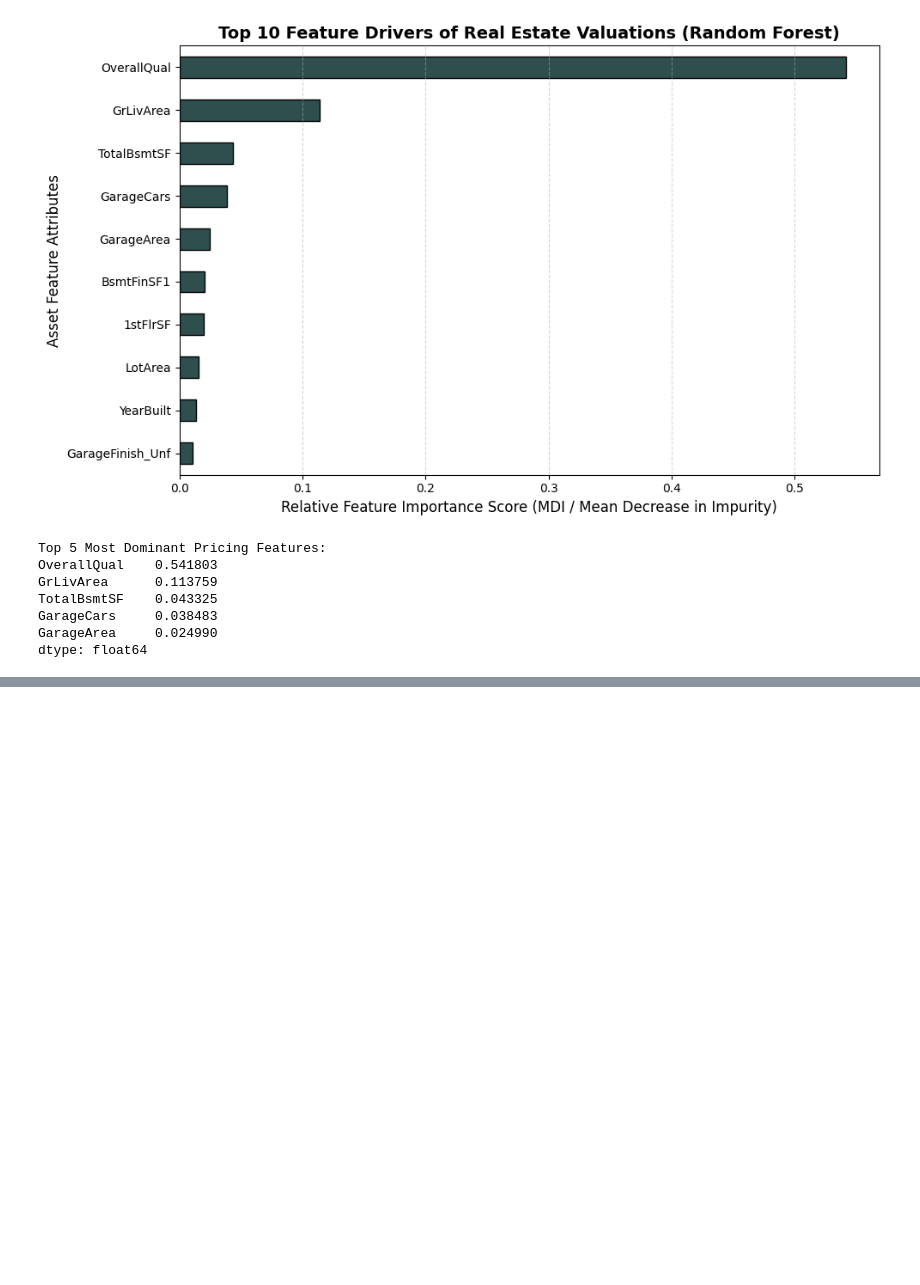
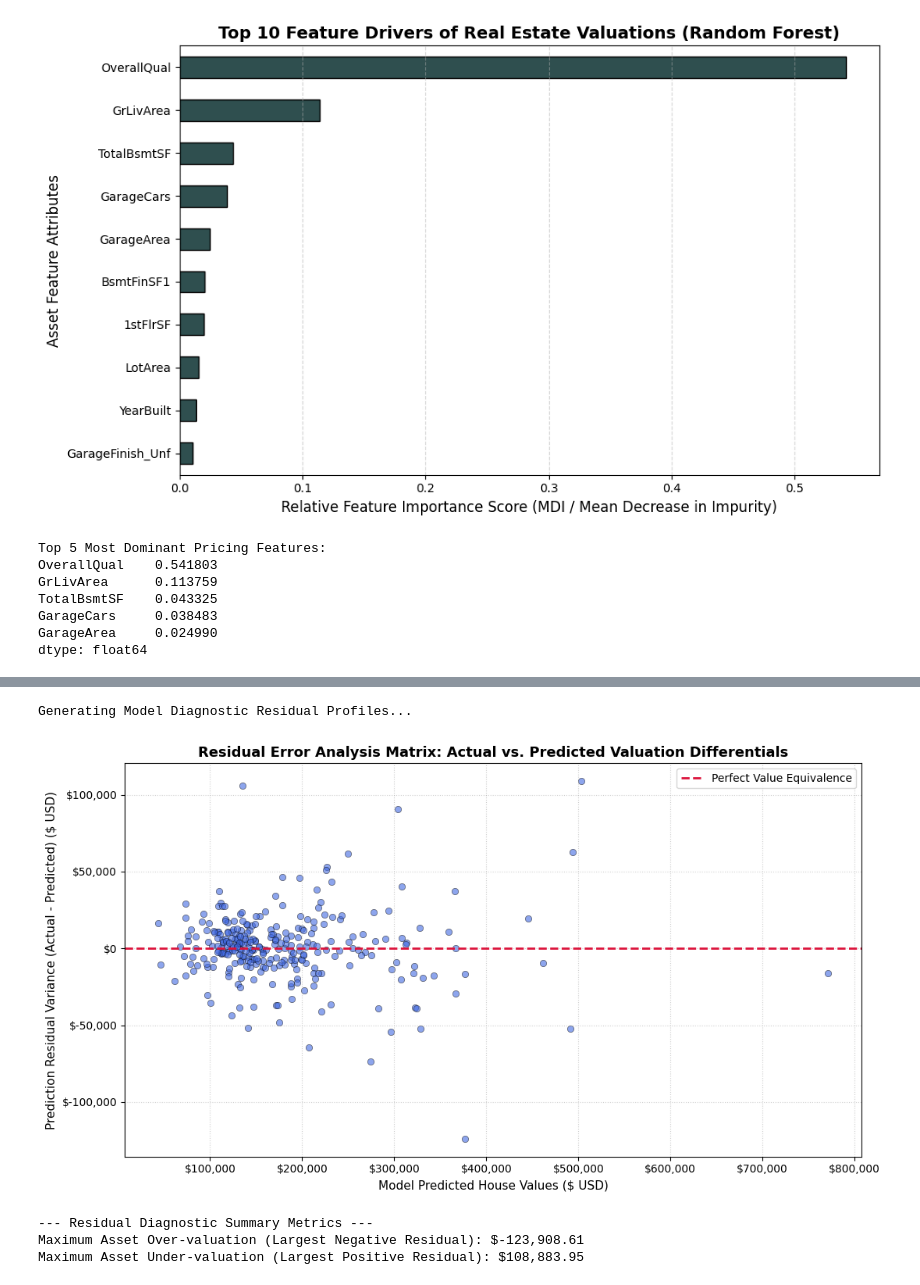
Before and after one commit to Wambura001/real-estate-price-prediction, a Jupyter notebook: notebooks/02_modeling.ipynb, the cells around one changed output, grey strips where cells are left out. Drawn from its saved outputs; the diff is of its cells as text; code cells hidden in the pictures; blank space fills up the shorter version.

```diff
--- a/notebooks/02_modeling.ipynb
+++ b/notebooks/02_modeling.ipynb
@@ -210,0 +275,48 @@ dtype: float64
+# %%
+# Residual Analysis & Visualization
+import matplotlib.pyplot as plt
+import seaborn as sns
+
+print("Generating Model Diagnostic Residual Profiles...")
+
+# 1. Re-train the best baseline pipeline to isolate final prediction residuals
+best_baseline_model = models["Linear Regression (Baseline)"]
+final_pipeline = Pipeline(steps=[('preprocessor', preprocessor), ('regressor', best_baseline_model)])
+final_pipeline.fit(X_train, y_train_log)
+
+# 2. Compute normal-scale dollar metrics for the test boundary matrix
+final_log_preds = final_pipeline.predict(X_test)
+final_dollar_preds = np.expm1(final_log_preds)
+
+# 3. Compute Residual Vectors (Actual Prices minus Predicted Prices)
+residuals = y_test - final_dollar_preds
+
+# 4. Render a Professional Academic Scatter Analysis Diagram
+plt.figure(figsize=(11, 6))
+
+# Main scatter layout showing error points mapping across asset values
+sns.scatterplot(x=final_dollar_preds, y=residuals, color='royalblue', alpha=0.6, edgecolor='black')
+
+# Horizontal zero-error benchmark alignment boundary line
+plt.axhline(y=0, color='crimson', linestyle='--', linewidth=2, label='Perfect Value Equivalence')
+
+plt.title("Residual Error Analysis Matrix: Actual vs. Predicted Valuation Differentials", fontsize=13, fontweight='bold')
+plt.xlabel("Model Predicted House Values ($ USD)", fontsize=11)
+plt.ylabel("Prediction Residual Variance (Actual - Predicted) ($ USD)", fontsize=11)
+plt.gca().get_xaxis().set_major_formatter(plt.FuncFormatter(lambda x, loc: f"${x:,.0f}"))
+plt.gca().get_yaxis().set_major_formatter(plt.FuncFormatter(lambda x, loc: f"${x:,.0f}"))
+plt.legend(loc='upper right')
+plt.grid(True, linestyle=':', alpha=0.6)
+plt.tight_layout()
+plt.show()
+
+# 5. Output Core Residual Diagnostics for Presentation Documentation
+print("--- Residual Diagnostic Summary Metrics ---")
+print(f"Maximum Asset Over-valuation (Largest Negative Residual): ${residuals.min():,.2f}")
+print(f"Maximum Asset Under-valuation (Largest Positive Residual): ${residuals.max():,.2f}")
+# %% [output]
+Generating Model Diagnostic Residual Profiles...
+[figure, added]
+--- Residual Diagnostic Summary Metrics ---
+Maximum Asset Over-valuation (Largest Negative Residual): $-123,908.61
+Maximum Asset Under-valuation (Largest Positive Residual): $108,883.95
```
Also changed, not shown: parts of 1 cell of this notebook, 2 other files.
